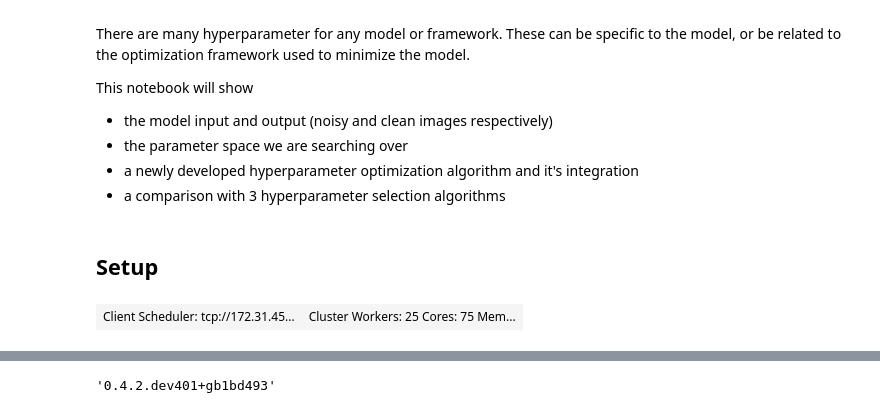
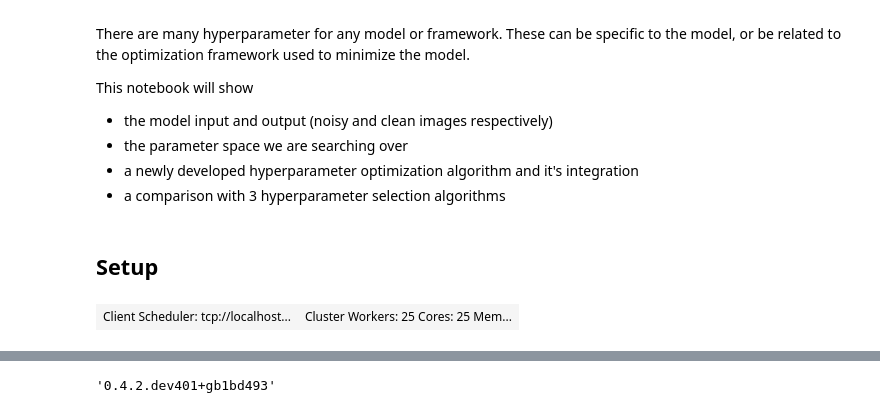
Before and after one commit to stsievert/dask-hyperband-comparison, a Jupyter notebook: Run.ipynb, the cells around one changed output, grey strips where cells are left out. Cells and saved outputs as stored; diff of their text form; code cells hidden in the pictures.

```diff
--- a/Run.ipynb
+++ b/Run.ipynb
@@ -48,12 +48,12 @@ This notebook will show
 # %%
 import distributed
 from distributed import Client, LocalCluster
 #cluster = LocalCluster(n_workers=16)
 #client = Client(cluster)
-client = Client("172.31.45.204:8786")
+client = Client("localhost:8786")
 client
 # %% [output]
-| Client Scheduler: tcp://172.31.45... | Cluster Workers: 25 Cores: 75 Mem... |
+| Client Scheduler: tcp://localhost... | Cluster Workers: 25 Cores: 25 Mem... |
 # %%
 import subprocess
 def debug_loop():
```
Also changed, not shown: parts of 23 cells of this notebook, 1 other file.
